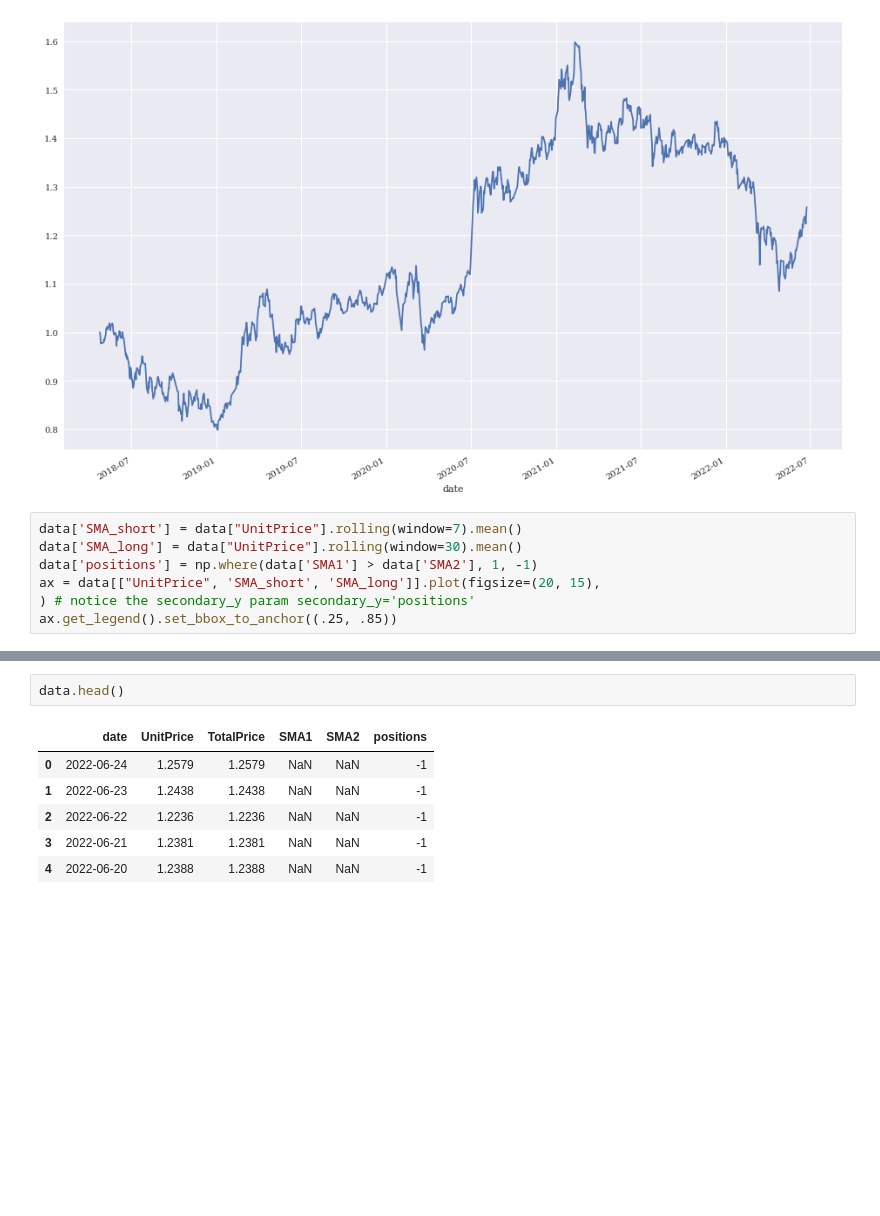
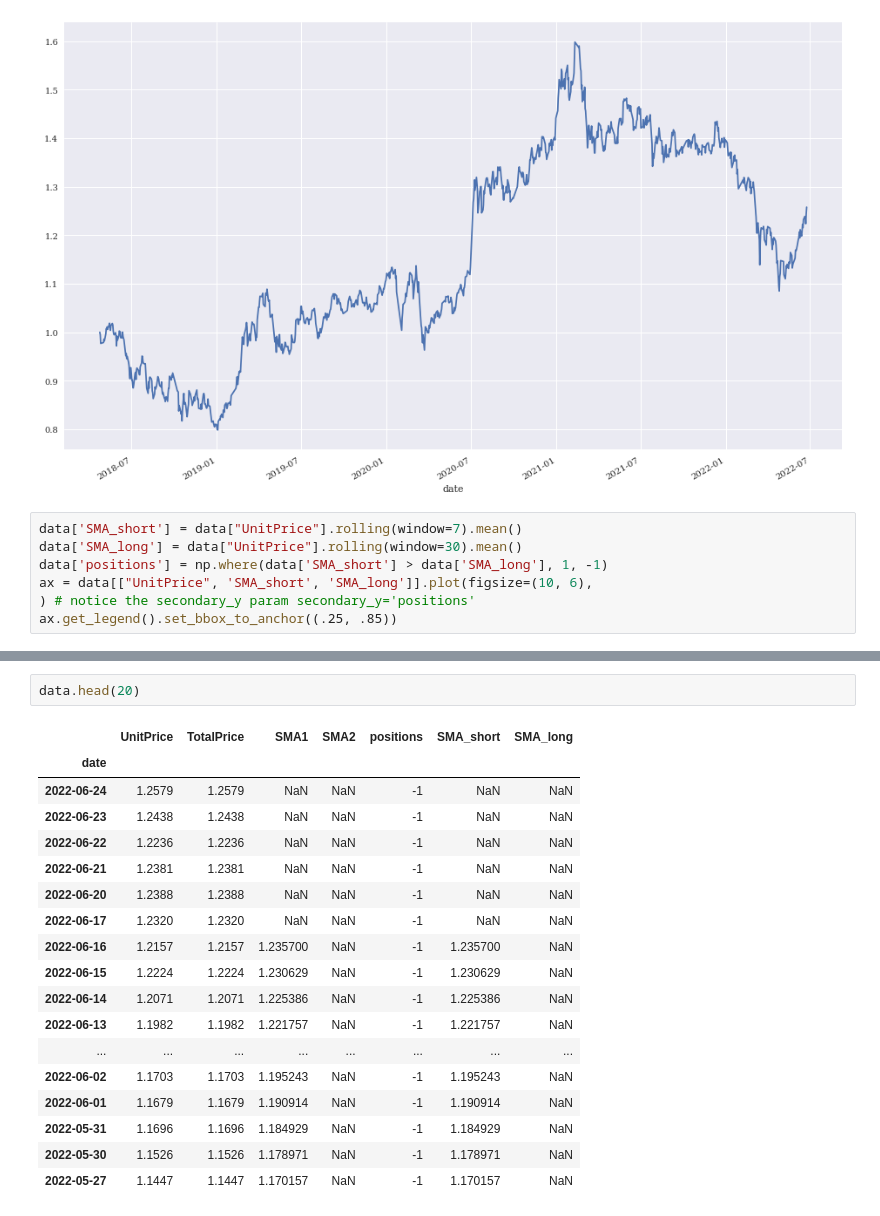
Before and after one commit to zhiyixu/FA, a Jupyter notebook: #.ipynb, the cells around one changed output, grey strips where cells are left out. Saved outputs shown, nothing was run; the diff lists cells and outputs as text; blank space fills up the shorter version.

```diff
--- a/#.ipynb
+++ b/#.ipynb
@@ -21,8 +21,8 @@ data["UnitPrice"].plot(figsize=(16,10))
 # %%
 data['SMA_short'] = data["UnitPrice"].rolling(window=7).mean()
 data['SMA_long'] = data["UnitPrice"].rolling(window=30).mean()
-data['positions'] = np.where(data['SMA1'] > data['SMA2'], 1, -1)
-ax = data[["UnitPrice", 'SMA_short', 'SMA_long']].plot(figsize=(20, 15),
+data['positions'] = np.where(data['SMA_short'] > data['SMA_long'], 1, -1)
+ax = data[["UnitPrice", 'SMA_short', 'SMA_long']].plot(figsize=(10, 6),
 ) # notice the secondary_y param secondary_y='positions'
 ax.get_legend().set_bbox_to_anchor((.25, .85))
 # %% [output]
@@ -30,9 +30,21 @@ ax.get_legend().set_bbox_to_anchor((.25, .85))
 # %%
-data.head()
+data.head(20)
 # %% [output]
-|  | date | UnitPrice | TotalPrice | SMA1 | SMA2 | positions |
-| 0 | 2022-06-24 | 1.2579 | 1.2579 | NaN | NaN | -1 |
-| 1 | 2022-06-23 | 1.2438 | 1.2438 | NaN | NaN | -1 |
-| 2 | 2022-06-22 | 1.2236 | 1.2236 | NaN | NaN | -1 |
-| 3 | 2022-06-21 | 1.2381 | 1.2381 | NaN | NaN | -1 |
-| 4 | 2022-06-20 | 1.2388 | 1.2388 | NaN | NaN | -1 |
+|  | UnitPrice | TotalPrice | SMA1 | SMA2 | positions | SMA_short | SMA_long |
+| date |  |  |  |  |  |  |  |
+| 2022-06-24 | 1.2579 | 1.2579 | NaN | NaN | -1 | NaN | NaN |
+| 2022-06-23 | 1.2438 | 1.2438 | NaN | NaN | -1 | NaN | NaN |
+| 2022-06-22 | 1.2236 | 1.2236 | NaN | NaN | -1 | NaN | NaN |
+| 2022-06-21 | 1.2381 | 1.2381 | NaN | NaN | -1 | NaN | NaN |
+| 2022-06-20 | 1.2388 | 1.2388 | NaN | NaN | -1 | NaN | NaN |
+| 2022-06-17 | 1.2320 | 1.2320 | NaN | NaN | -1 | NaN | NaN |
+| 2022-06-16 | 1.2157 | 1.2157 | 1.235700 | NaN | -1 | 1.235700 | NaN |
+| 2022-06-15 | 1.2224 | 1.2224 | 1.230629 | NaN | -1 | 1.230629 | NaN |
+| 2022-06-14 | 1.2071 | 1.2071 | 1.225386 | NaN | -1 | 1.225386 | NaN |
+| 2022-06-13 | 1.1982 | 1.1982 | 1.221757 | NaN | -1 | 1.221757 | NaN |
+| ... | ... | ... | ... | ... | ... | ... | ... |
+| 2022-06-02 | 1.1703 | 1.1703 | 1.195243 | NaN | -1 | 1.195243 | NaN |
+| 2022-06-01 | 1.1679 | 1.1679 | 1.190914 | NaN | -1 | 1.190914 | NaN |
+| 2022-05-31 | 1.1696 | 1.1696 | 1.184929 | NaN | -1 | 1.184929 | NaN |
+| 2022-05-30 | 1.1526 | 1.1526 | 1.178971 | NaN | -1 | 1.178971 | NaN |
+| 2022-05-27 | 1.1447 | 1.1447 | 1.170157 | NaN | -1 | 1.170157 | NaN |
```
Also changed, not shown: parts of 1 cell of this notebook.
